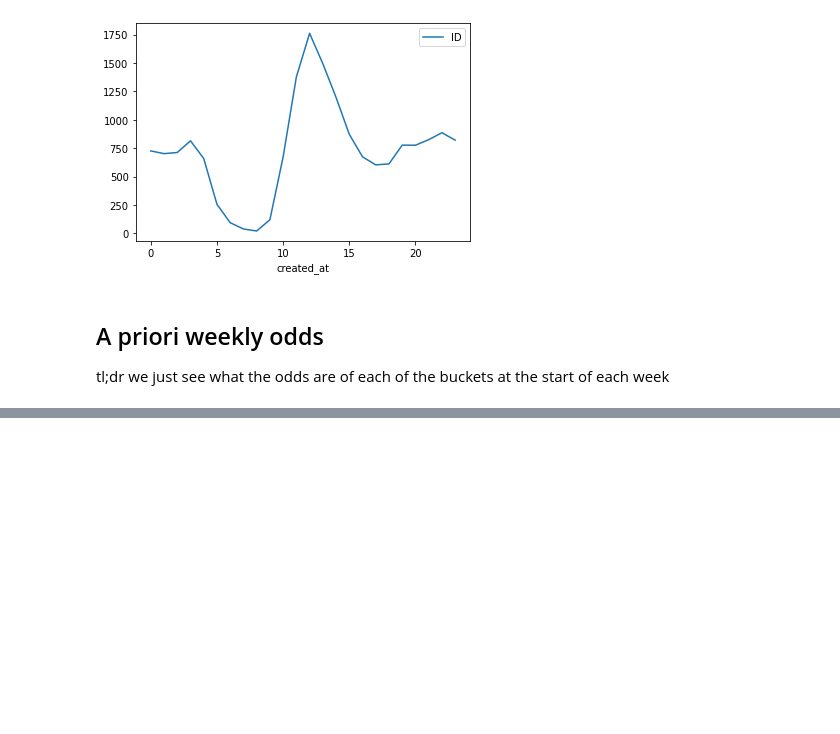
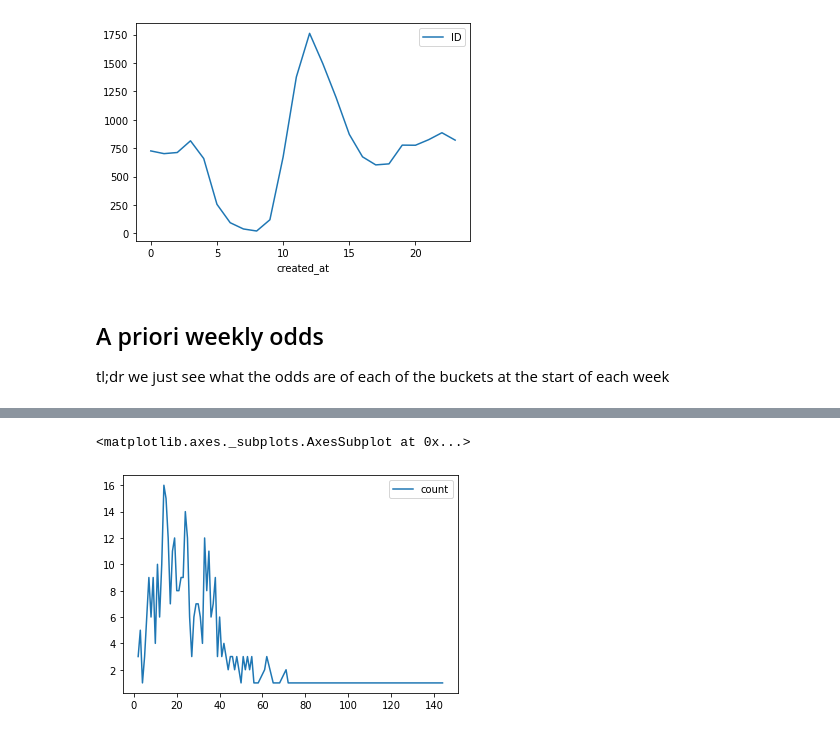
Before and after one commit to chondromalasia/trump_tweets, a Jupyter notebook: notebooks/EDA realDonaldTrump.ipynb, the cells around one changed output, grey strips where cells are left out. Cells and saved outputs as stored; diff of their text form; code cells hidden in the pictures; blank space fills up the shorter version.

```diff
--- a/notebooks/EDA realDonaldTrump.ipynb
+++ b/notebooks/EDA realDonaldTrump.ipynb
@@ -170,0 +239,5 @@ by_day.tail(8)
+# %%
+daily_count.plot()
+# %% [output]
+<matplotlib.axes._subplots.AxesSubplot at 0x...>
+[figure, added]
```
Also changed, not shown: parts of 24 cells of this notebook, 1 other file.
